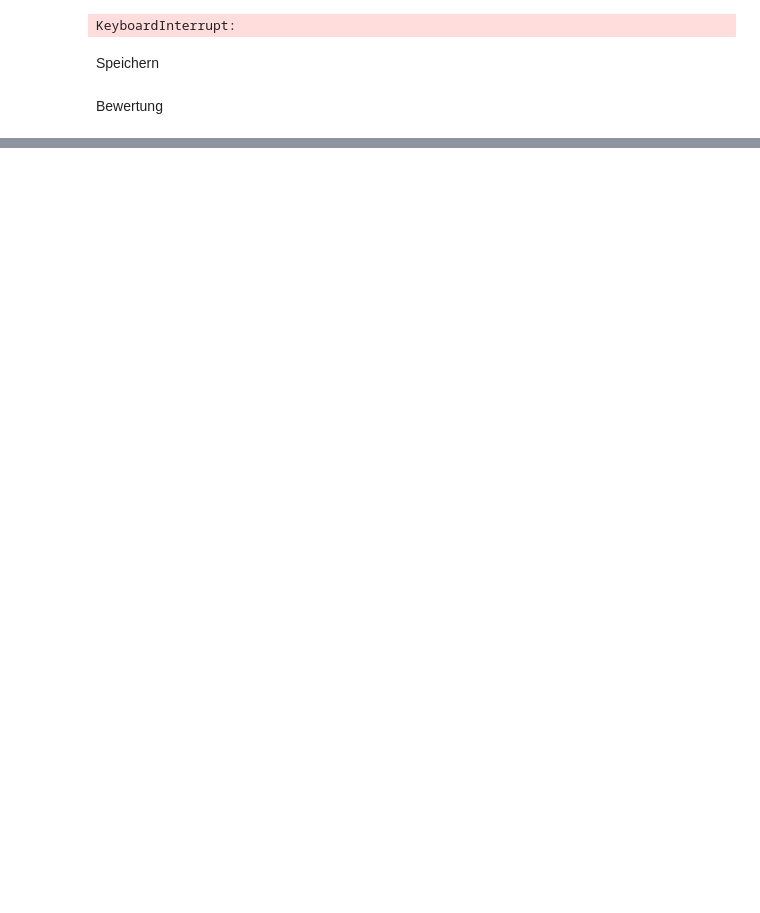
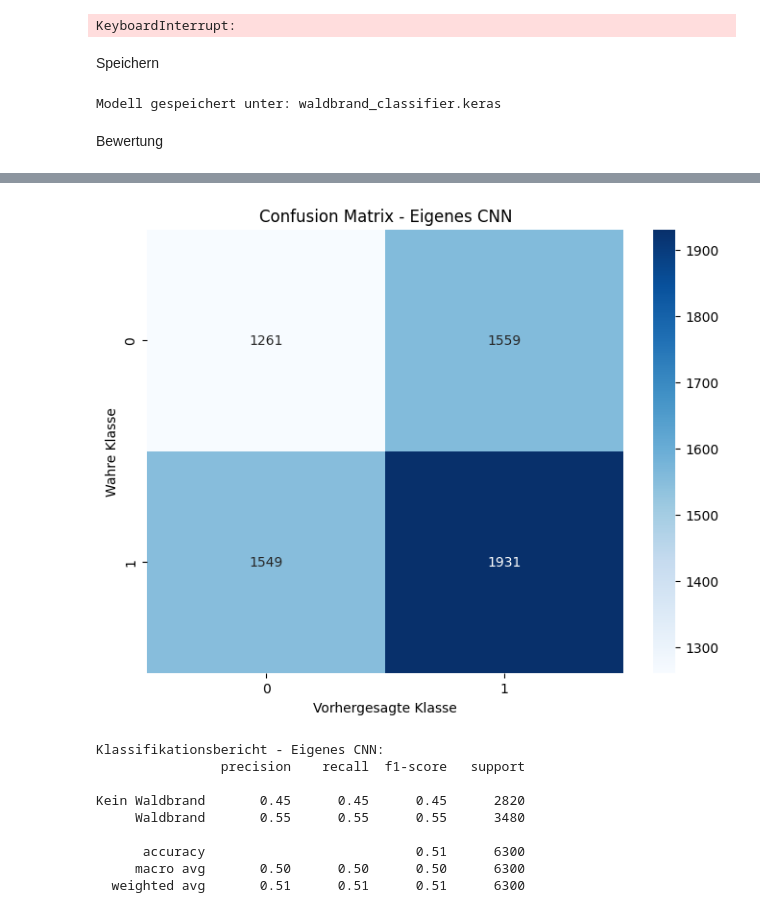
Before and after one commit to Benedikt52/ADA, a Jupyter notebook: WildfirePrediction.ipynb, the cells around one changed output, grey strips where cells are left out. Cells and saved outputs as stored; diff of their text form; code cells hidden in the pictures; blank space fills up the shorter version.

```diff
--- a/WildfirePrediction.ipynb
+++ b/WildfirePrediction.ipynb
@@ -138,9 +138,9 @@ Model: "sequential_3"
 # %% [markdown]
 Modelltraining
 # %%
-# trainingsparameter
+ # trainingsparameter
 epochs = 20
-steps_per_epoch = train_generator.samples // batch_size
+steps_per_epoch = (train_generator.samples + batch_size - 1) // batch_size
 validation_steps = validation_generator.samples // batch_size
 
 # callback für early stopping
@@ -169,6 +171,8 @@ Speichern
 model_save_path = 'waldbrand_classifier.keras'
 custom_model.save(model_save_path)
 print(f"Modell gespeichert unter: {model_save_path}")
+# %% [output]
+Modell gespeichert unter: waldbrand_classifier.keras
 # %% [markdown]
 Bewertung
 # %%
@@ -195,9 +199,7 @@ def plot_history(history, title):
     plt.tight_layout()
     plt.show()
 
-plot_history(custom_history, 'Eigenes CNN')
-plot_history(resnet_history, 'ResNet50 Transfer Learning')
-plot_history(augmented_history, 'Eigenes CNN mit Data Augmentation')
+#plot_history(custom_history, 'Eigenes CNN')
 
 # modellbewertung auf dem testdatensatz
 def evaluate_model(model, generator, title):
@@ -221,4 +223,4 @@ def evaluate_model(model, generator, title):
     print(classification_report(y_true, y_pred, target_names=['Kein Waldbrand', 'Waldbrand']))
 
 evaluate_model(custom_model, test_generator, 'Eigenes CNN')
-evaluate_model(resnet_model, test_generator, 'ResNet50 Transfer Learning')
+# %% [output]
@@ -224,0 +228,10 @@ evaluate_model(resnet_model, test_generator, 'ResNet50 Transfer Learning')
+[figure, added]
+Klassifikationsbericht - Eigenes CNN:
+                precision    recall  f1-score   support
+
+Kein Waldbrand       0.45      0.45      0.45      2820
+     Waldbrand       0.55      0.55      0.55      3480
+
+      accuracy                           0.51      6300
+     macro avg       0.50      0.50      0.50      6300
+  weighted avg       0.51      0.51      0.51      6300
```
Also changed, not shown: parts of 4 cells of this notebook.
